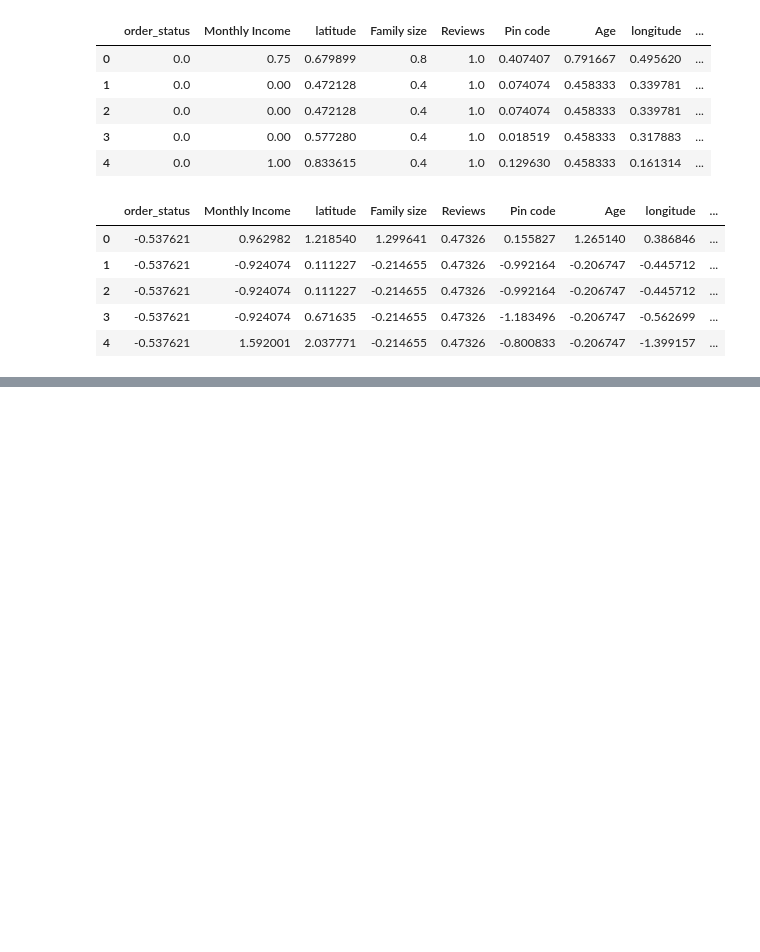
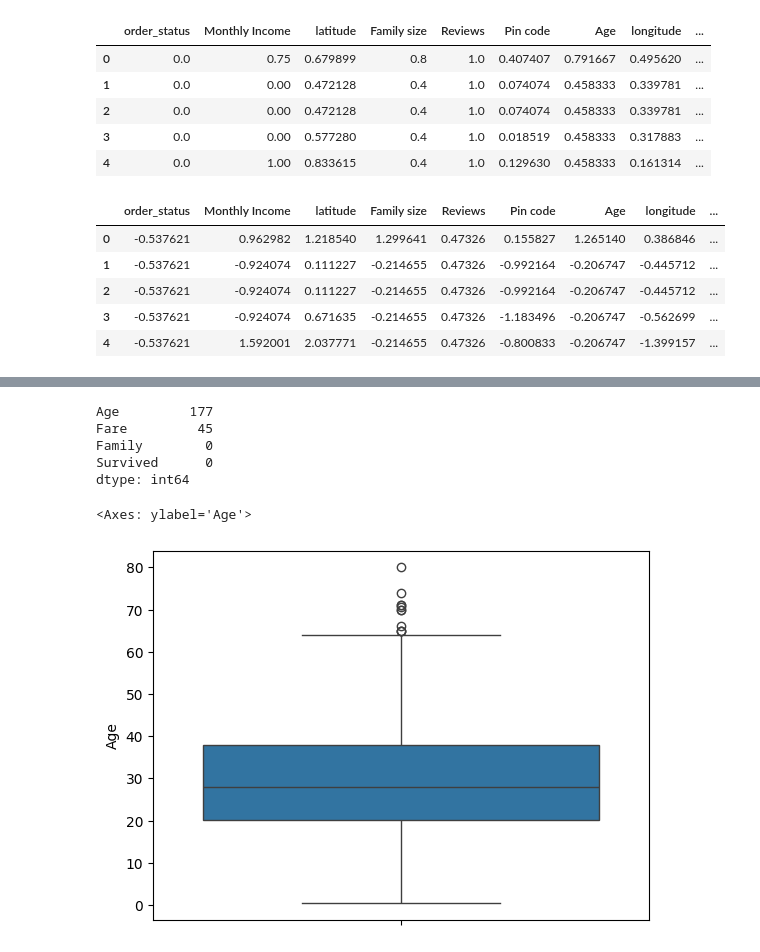
Before and after one commit to Kanha-kn/nits_git_notes, a Jupyter notebook: eda.ipynb, the cells around one changed output, grey strips where cells are left out. Cells and saved outputs as stored; diff of their text form; code cells hidden in the pictures; blank space fills up the shorter version.

```diff
--- a/eda.ipynb
+++ b/eda.ipynb
@@ -478,0 +494,4 @@ new_df_standaridzed.head()
+# %%
+# import libraries
+import pandas as pd
+df_mean=pd.read_csv('meanmedian.csv')
@@ -478,0 +507,2 @@ new_df_standaridzed.head()
+# %%
+df_mean.drop(columns='Unnamed: 0',inplace=True)
@@ -478,0 +518,16 @@ new_df_standaridzed.head()
+# %%
+# check the mmissing values
+df_mean.isnull().sum()
+# %% [output]
+Age         177
+Fare         45
+Family        0
+Survived      0
+dtype: int64
+# %%
+# detecting the outliers using boxplot to decide whether to use mean or median
+import seaborn as sns
+sns.boxplot(df_mean["Age"])
+# %% [output]
+<Axes: ylabel='Age'>
+[figure, added]
```
Also changed, not shown: parts of 33 cells of this notebook.
